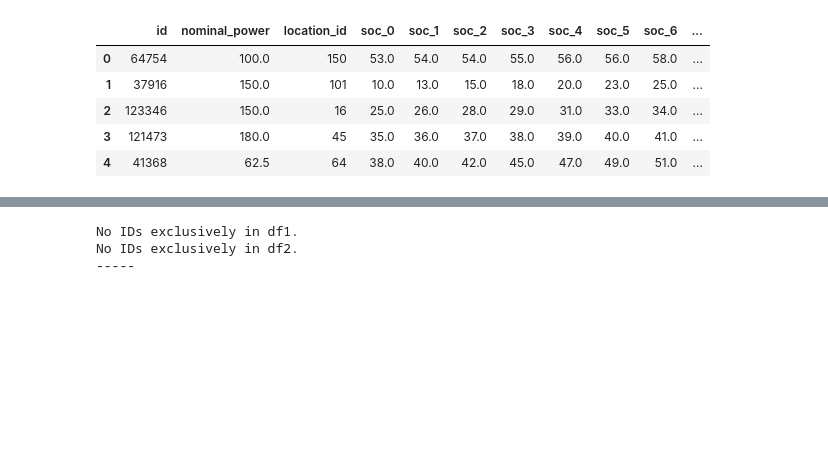
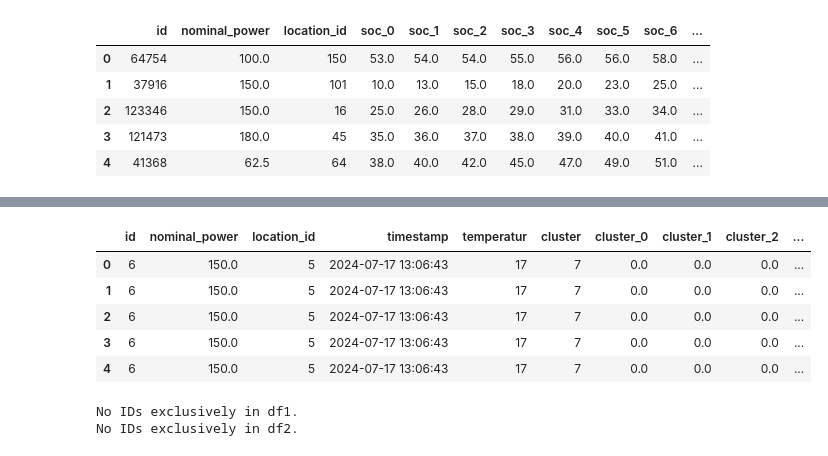
Before and after one commit to JakobBerg-Projects/CedasHackathon2025, a Jupyter notebook: src/henrik/clustering_v2.ipynb, the cells around one changed output, grey strips where cells are left out. Cells and saved outputs as stored; diff of their text form; code cells hidden in the pictures; blank space fills up the shorter version.

Commit message:
finished second clustering

```diff
--- a/src/henrik/clustering_v2.ipynb
+++ b/src/henrik/clustering_v2.ipynb
@@ -713,6 +756,8 @@ val_actual = pd.read_parquet("/home/henrik/projects/cedas2025/src/data/cedas2025
 # %%
 def load_parse_predict(df):
     df = reshape_dataframe(df)
+    df = add_month_col(df)
+    df = add_temp_col(df)
 
     # keep id's
     df_ids = df["id"]
@@ -724,7 +769,7 @@ def load_parse_predict(df):
     # some data points include more than power_9 and soc_9
     df = df.drop(TARGET_POWER,axis=1)
     df = df.drop(TARGET_SOC,axis=1)
-    df = df.drop(REMOVE,axis=1)
+    # df = df.drop(REMOVE,axis=1)
     df.head()
 
     # predict and add cluster label
@@ -741,14 +786,14 @@ def load_parse_predict(df):
     print("df pre prediction")
     print(df_predict_labels.head())
 
-    df_predicted = predict_missing(df)
+    df = predict_missing(df)
 
     # add back id's
     df["id"] = df_ids
-    df_pivoted = wide_to_long(df_predicted)
+    df = wide_to_long(df)
 
     # sort by subid
-    df_pivoted.sort_values(['id', 'sub_id'], ascending=True).reset_index(drop=True)
-    return df_pivoted
+    df = df.sort_values(['id', 'sub_id'], ascending=True).reset_index(drop=True)
+    return df
 # %%
 val_actual_predicted = load_parse_predict(val_actual)
@@ -757,3 +817,12 @@ val_actual_predicted.to_parquet("/home/henrik/projects/cedas2025/src/henrik/save
+# %%
+val_actual_predicted.head()
+# %% [output]
+|  | id | nominal_power | location_id | timestamp | temperatur | cluster | cluster_0 | cluster_1 | cluster_2 | ... |
+| 0 | 6 | 150.0 | 5 | 2024-07-17 13:06:43 | 17 | 7 | 0.0 | 0.0 | 0.0 | ... |
+| 1 | 6 | 150.0 | 5 | 2024-07-17 13:06:43 | 17 | 7 | 0.0 | 0.0 | 0.0 | ... |
+| 2 | 6 | 150.0 | 5 | 2024-07-17 13:06:43 | 17 | 7 | 0.0 | 0.0 | 0.0 | ... |
+| 3 | 6 | 150.0 | 5 | 2024-07-17 13:06:43 | 17 | 7 | 0.0 | 0.0 | 0.0 | ... |
+| 4 | 6 | 150.0 | 5 | 2024-07-17 13:06:43 | 17 | 7 | 0.0 | 0.0 | 0.0 | ... |
 # %%
 val_predicted_fasit = pd.read_parquet("/home/henrik/projects/cedas2025/src/data/cedas2025_material/data/chargecurves_validation_holdback.parquet")
 # %%
@@ -800,4 +869,3 @@ check_id_subid_discrepancies(val_actual_predicted, val_predicted_fasit)
 # %% [output]
 No IDs exclusively in df1.
 No IDs exclusively in df2.
------
```
Also changed, not shown: parts of 10 cells of this notebook.
